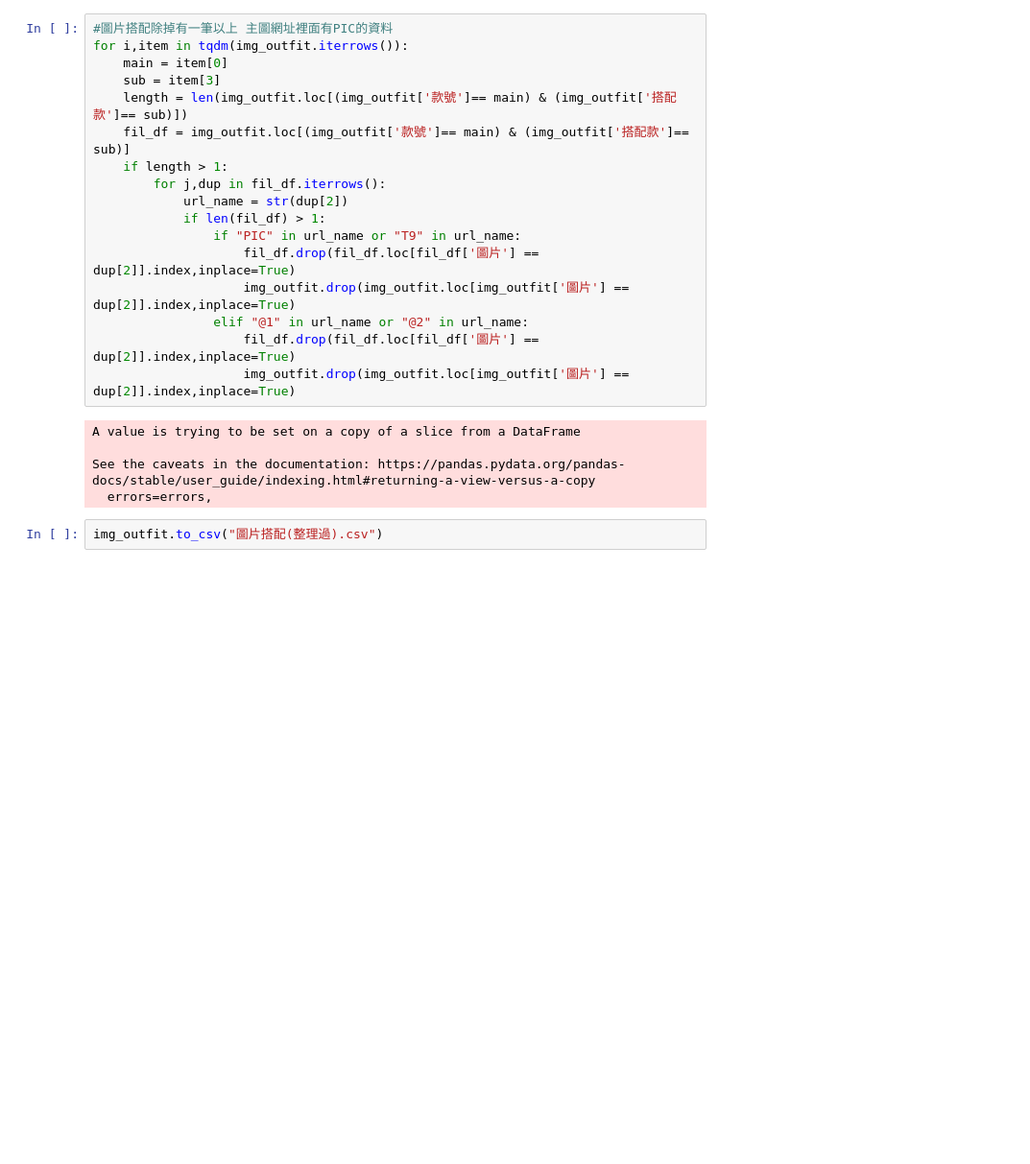
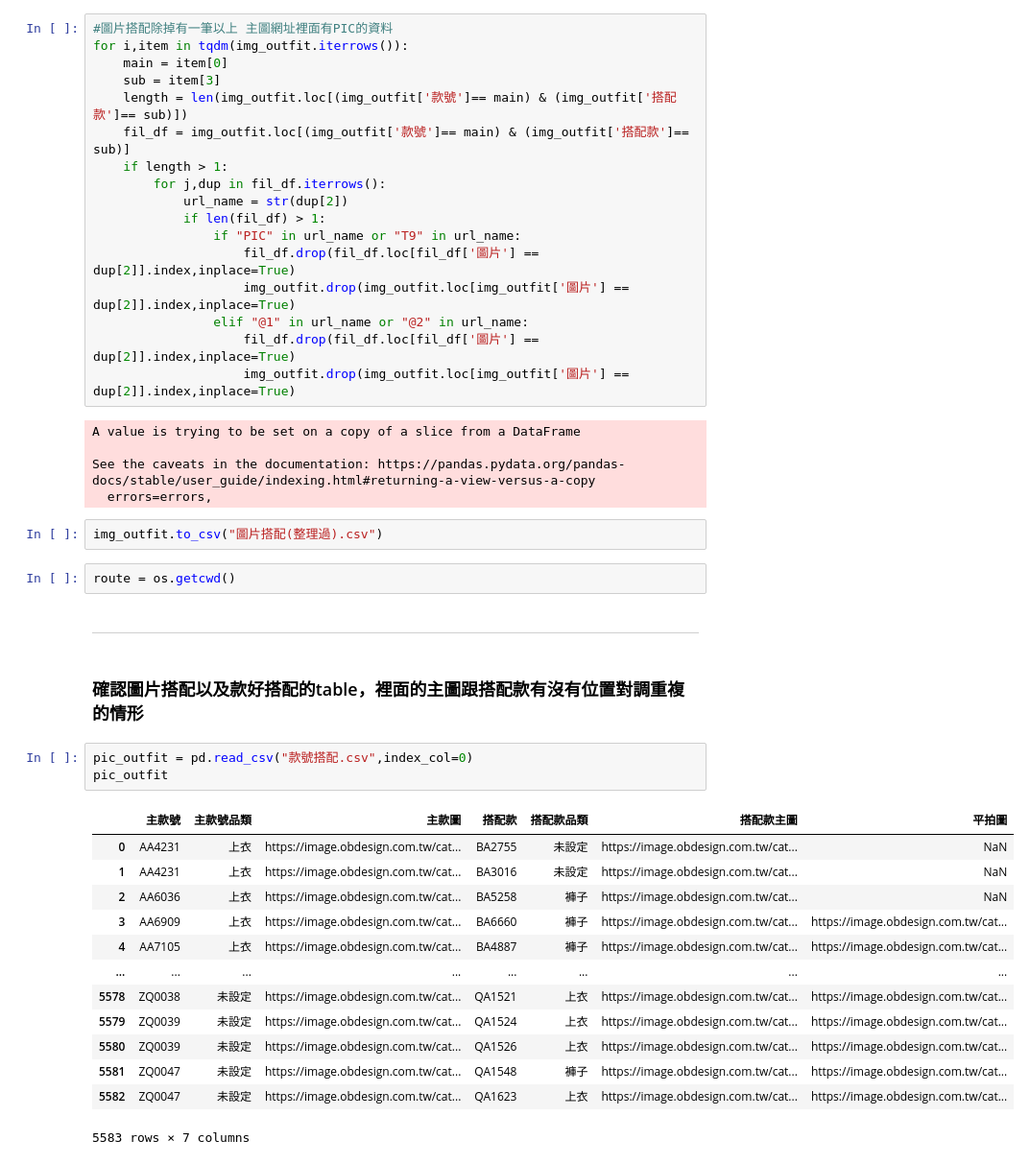
Before and after one commit to oscar-zhou/Program-Fashion-Recommandation-System, a Jupyter notebook: main_series.ipynb, the cells around one changed output. Shown at 96% size. Saved outputs shown, nothing was run; the diff lists cells and outputs as text; blank space fills up the shorter version.

```diff
--- a/main_series.ipynb
+++ b/main_series.ipynb
@@ -525,3 +525,26 @@ See the caveats in the documentation: https://pandas.pydata.org/pandas-docs/stab
   errors=errors,
 # %%
 img_outfit.to_csv("圖片搭配(整理過).csv")
+# %%
+route = os.getcwd()
+# %% [markdown]
+----
+# %% [markdown]
+### 確認圖片搭配以及款好搭配的table，裡面的主圖跟搭配款有沒有位置對調重複的情形
+# %%
+pic_outfit = pd.read_csv("款號搭配.csv",index_col=0)
+pic_outfit
+# %% [output]
+|  | 主款號 | 主款號品類 | 主款圖 | 搭配款 | 搭配款品類 | 搭配款主圖 | 平拍圖 |
+| 0 | AA4231 | 上衣 | https://image.obdesign.com.tw/cat... | BA2755 | 未設定 | https://image.obdesign.com.tw/cat... | NaN |
+| 1 | AA4231 | 上衣 | https://image.obdesign.com.tw/cat... | BA3016 | 未設定 | https://image.obdesign.com.tw/cat... | NaN |
+| 2 | AA6036 | 上衣 | https://image.obdesign.com.tw/cat... | BA5258 | 褲子 | https://image.obdesign.com.tw/cat... | NaN |
+| 3 | AA6909 | 上衣 | https://image.obdesign.com.tw/cat... | BA6660 | 褲子 | https://image.obdesign.com.tw/cat... | https://image.obdesign.com.tw/cat... |
+| 4 | AA7105 | 上衣 | https://image.obdesign.com.tw/cat... | BA4887 | 褲子 | https://image.obdesign.com.tw/cat... | https://image.obdesign.com.tw/cat... |
+| ... | ... | ... | ... | ... | ... | ... | ... |
+| 5578 | ZQ0038 | 未設定 | https://image.obdesign.com.tw/cat... | QA1521 | 上衣 | https://image.obdesign.com.tw/cat... | https://image.obdesign.com.tw/cat... |
+| 5579 | ZQ0039 | 未設定 | https://image.obdesign.com.tw/cat... | QA1524 | 上衣 | https://image.obdesign.com.tw/cat... | https://image.obdesign.com.tw/cat... |
+| 5580 | ZQ0039 | 未設定 | https://image.obdesign.com.tw/cat... | QA1526 | 上衣 | https://image.obdesign.com.tw/cat... | https://image.obdesign.com.tw/cat... |
+| 5581 | ZQ0047 | 未設定 | https://image.obdesign.com.tw/cat... | QA1548 | 褲子 | https://image.obdesign.com.tw/cat... | https://image.obdesign.com.tw/cat... |
+| 5582 | ZQ0047 | 未設定 | https://image.obdesign.com.tw/cat... | QA1623 | 上衣 | https://image.obdesign.com.tw/cat... | https://image.obdesign.com.tw/cat... |
+5583 rows × 7 columns
```
Also changed, not shown: parts of 8 cells of this notebook.
